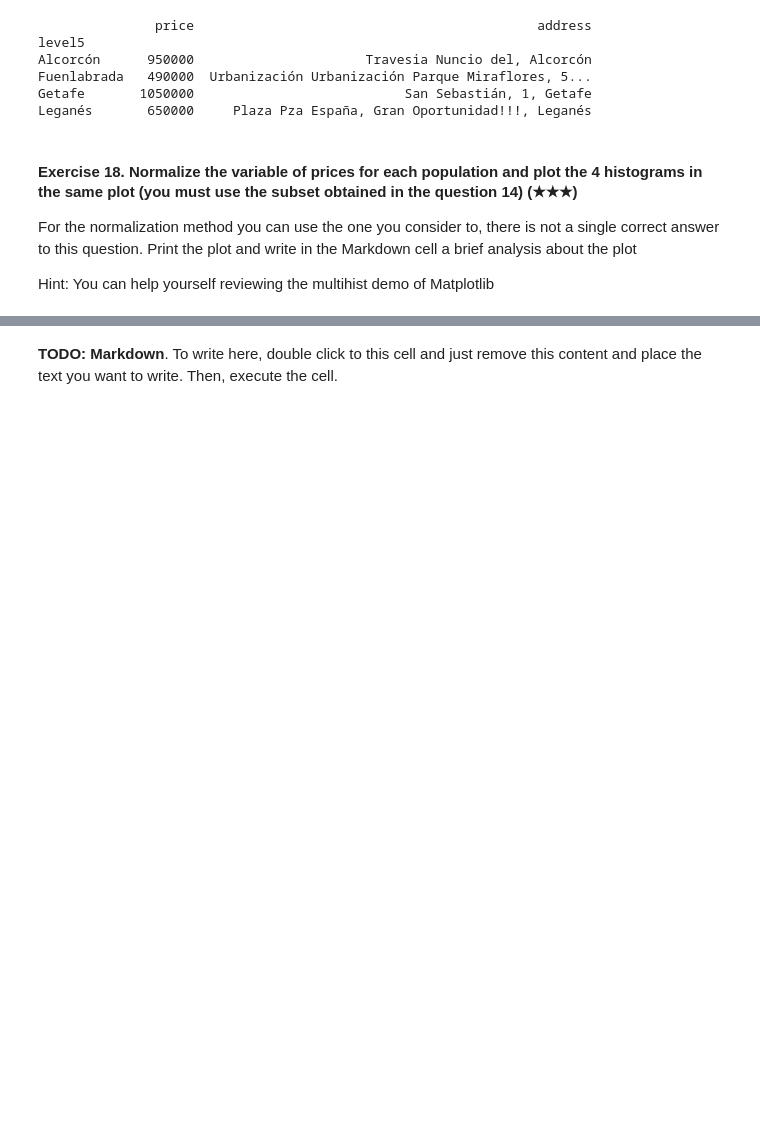
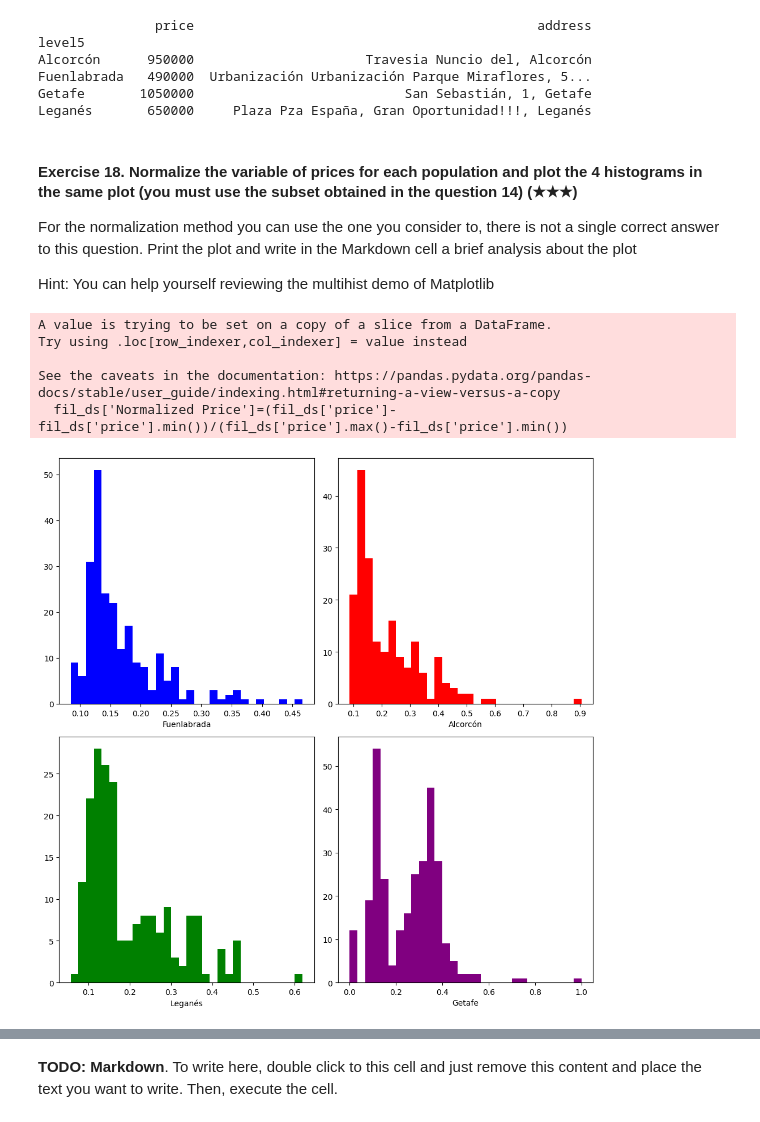
Before and after one commit to Jorgemontanez25/realestate-datacleanup-exercise, a Jupyter notebook: project.ipynb, the cells around one changed output, grey strips where cells are left out. Cells and saved outputs as stored; diff of their text form; code cells hidden in the pictures; blank space fills up the shorter version.

```diff
--- a/project.ipynb
+++ b/project.ipynb
@@ -335,3 +348,36 @@ For the normalization method you can use the one you consider to, there is not a
 Hint: You can help yourself reviewing the multihist demo of Matplotlib
 # %%
 # TODO
+fil_ds['Normalized Price']=(fil_ds['price']-fil_ds['price'].min())/(fil_ds['price'].max()-fil_ds['price'].min())
+data_pop={pop:fil_ds.loc[fil_ds['level5']==pop]for pop in fil_val}
+
+fig, axis=plt.subplots(2,2, figsize=(10,10))
+axis[0][0].hist(data_pop['Fuenlabrada']['Normalized Price'],bins=30, alpha=1, color='blue')
+axis[0][0].set_xlabel('Normalized Price')
+axis[0][0].set_xlabel('Frequency')
+axis[0][0].set_xlabel('Fuenlabrada')
+
+axis[0][1].hist(data_pop['Alcorcón']['Normalized Price'],bins=30, alpha=1, color='red')
+axis[0][1].set_xlabel('Normalized Price')
+axis[0][1].set_xlabel('Frequency')
+axis[0][1].set_xlabel('Alcorcón')
+
+axis[1][0].hist(data_pop['Leganés']['Normalized Price'],bins=30, alpha=1, color='green')
+axis[1][0].set_xlabel('Normalized Price')
+axis[1][0].set_xlabel('Frequency')
+axis[1][0].set_xlabel('Leganés')
+
+axis[1][1].hist(data_pop['Getafe']['Normalized Price'],bins=30, alpha=1, color='purple')
+axis[1][1].set_xlabel('Normalized Price')
+axis[1][1].set_xlabel('Frequency')
+axis[1][1].set_xlabel('Getafe')
+
+plt.tight_layout()
+plt.show()
+# %% [output]
+A value is trying to be set on a copy of a slice from a DataFrame.
+Try using .loc[row_indexer,col_indexer] = value instead
+
+See the caveats in the documentation: https://pandas.pydata.org/pandas-docs/stable/user_guide/indexing.html#returning-a-view-versus-a-copy
+  fil_ds['Normalized Price']=(fil_ds['price']-fil_ds['price'].min())/(fil_ds['price'].max()-fil_ds['price'].min())
+[figure, added]
```
Also changed, not shown: parts of 15 cells of this notebook.
